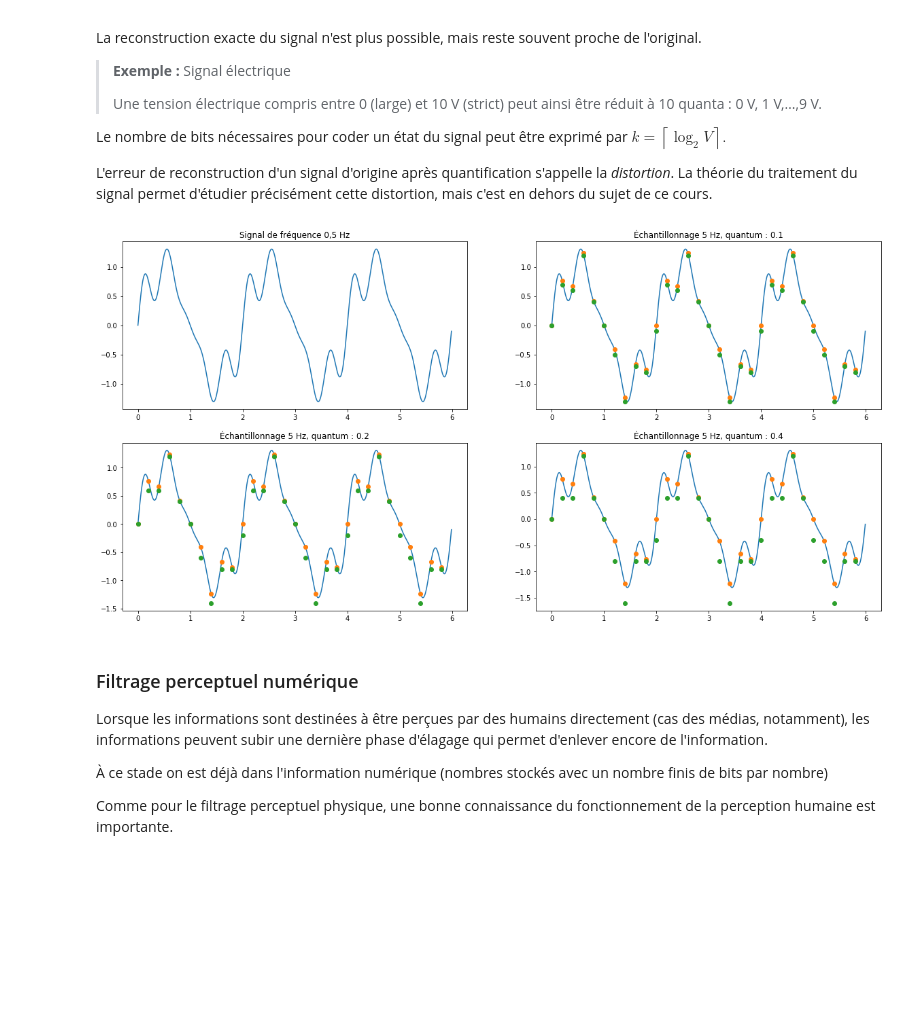
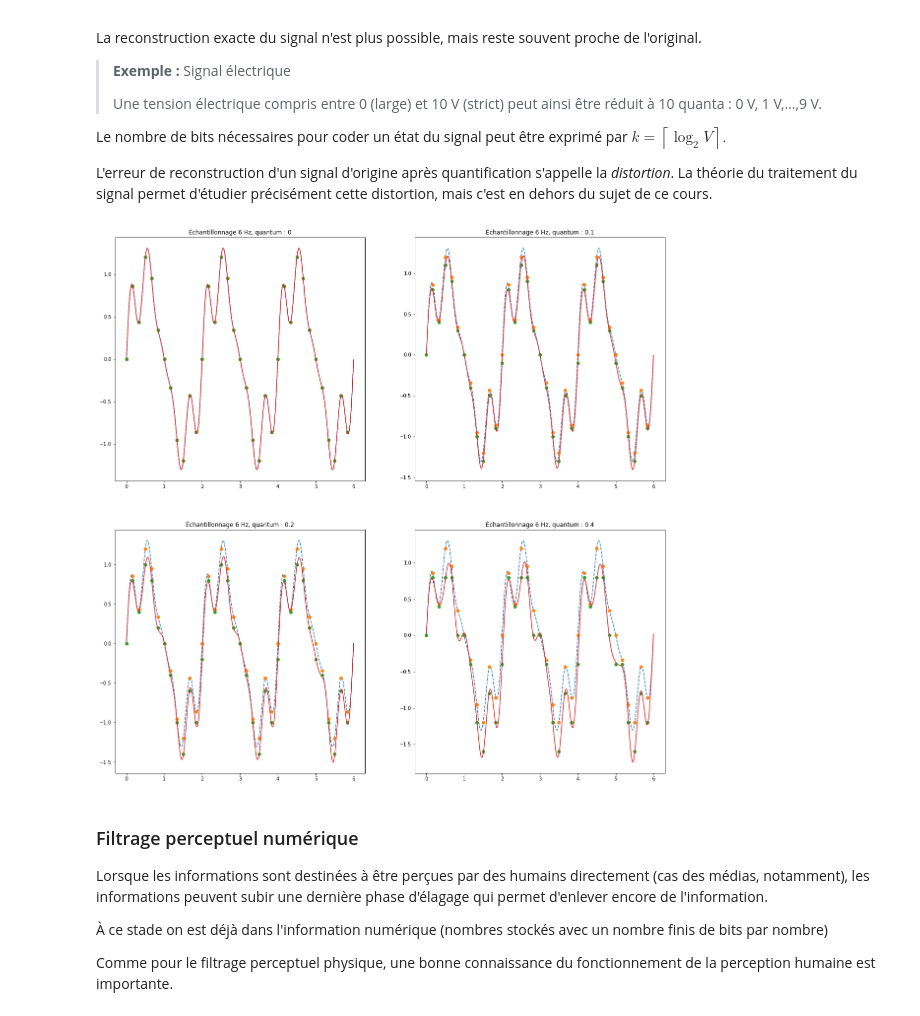
Before and after one commit to jcdubacq/iutv-info-m1101, a Jupyter notebook: Les informations.ipynb, the cells around one changed output. Cells and saved outputs as stored; diff of their text form; code cells hidden in the pictures; blank space fills up the shorter version.

```diff
--- a/Les informations.ipynb
+++ b/Les informations.ipynb
@@ -564,6 +566,8 @@ Inversement, on appelle *fréquence de Nyquist* la fréquence maximale autorisé
 import matplotlib.pyplot as plt
 import matplotlib.image as mpimg
 import numpy as np
+
+plt.rcParams["figure.figsize"] = [20,20]
 
 def signal(x):
     return np.sin(x*np.pi)+.3*np.sin(4*x*np.pi)+.2*np.sin(5*x*np.pi)
@@ -593,10 +597,10 @@ plt.plot(t1, signal(t1),"o")
 plt.subplot(422)
 plt.title('Décomposition du signal')
 plt.plot(t, np.sin(t*np.pi))
-plt.plot(t, np.sin(t*np.pi)+.3*np.sin(4*t*np.pi))
-plt.plot(t, signal(t))
+plt.plot(t, .3*np.sin(4*t*np.pi))
+plt.plot(t, .2*np.sin(5*t*np.pi))
 plt.subplot(424)
-plt.title('Échantillonage 2 : Fe=2 Hz')
+plt.title('Échantillonnage 2 : Fe=2 Hz')
 plt.plot(t, signal(t))
 plt.plot(t2, signal(t2),"o")
 plt.subplot(426)
@@ -628,38 +632,32 @@ L'erreur de reconstruction d'un signal d'origine après quantification s'appelle
 # %%
 import matplotlib.pyplot as plt
 import matplotlib.image as mpimg
 import numpy as np
 
 def signal(x,quantum=0):
     v=np.sin(x*np.pi)+.3*np.sin(4*x*np.pi)+.2*np.sin(5*x*np.pi)
     if quantum>0:
         return quantum*np.floor(v/quantum)
     else:
         return v
 
-t = np.arange(0.0, 6.0, 0.01)
-t1 = np.arange(0.0, 6.0, 0.2)
-plt.subplot(221)
-plt.title('Signal de fréquence 0,5 Hz')
-plt.plot(t, signal(t))
-plt.subplot(222)
-plt.title('Échantillonnage 5 Hz, quantum : 0.1')
-plt.plot(t, signal(t))
-plt.plot(t1, signal(t1),"o")
-plt.plot(t1, signal(t1,.1),"o")
-plt.subplot(223)
-plt.title('Échantillonnage 5 Hz, quantum : 0.2')
-plt.plot(t, signal(t))
-plt.plot(t1, signal(t1),"o")
-plt.plot(t1, signal(t1,.2),"o")
-plt.subplot(224)
-plt.title('Échantillonnage 5 Hz, quantum : 0.4')
-plt.plot(t, signal(t))
-plt.plot(t1, signal(t1),"o")
-plt.plot(t1, signal(t1,.4),"o")
+fe=6
+t = np.arange(0.0, 6.0, 0.001)
+t1 = np.arange(0.0, 6.0, 1/fe)
+quanta = [0, 0.1, 0.2, 0.4]
+for i in [0,1,2,3]:
+    quantum=quanta[i]
+    plt.subplot(2,2,i+1)
+    plt.title('Échantillonnage {0} Hz, quantum : {1}'.format(fe,quantum))
+    plt.plot(t, signal(t),"--")
+    plt.plot(t1, signal(t1),"o")
+    plt.plot(t1, signal(t1,quantum),"o")
+    x=np.fft.rfft(signal(t1,quantum))
+    xx=np.fft.irfft(x,len(t))*len(t)/len(t1)
+    plt.plot(t, xx.real)
 plt.show()
 # %% [output]
-[figure, old version]
+[figure, new version]
 # %% [markdown]
 ### Filtrage perceptuel numérique
 
```
Also changed, not shown: parts of 2 cells of this notebook.
